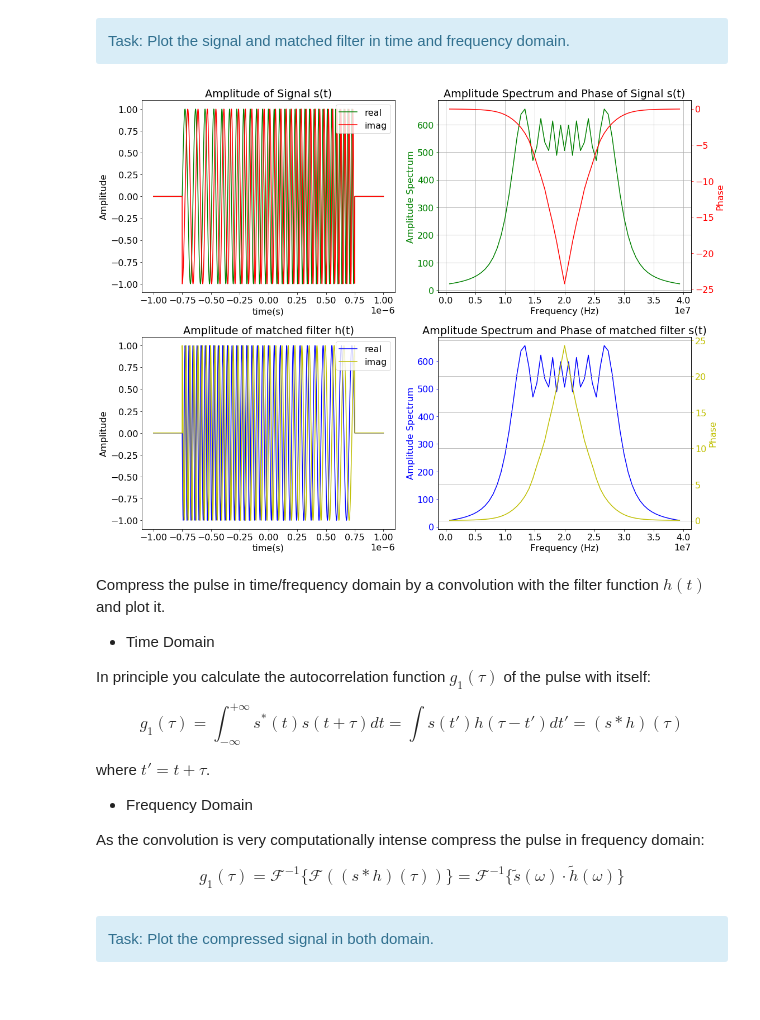
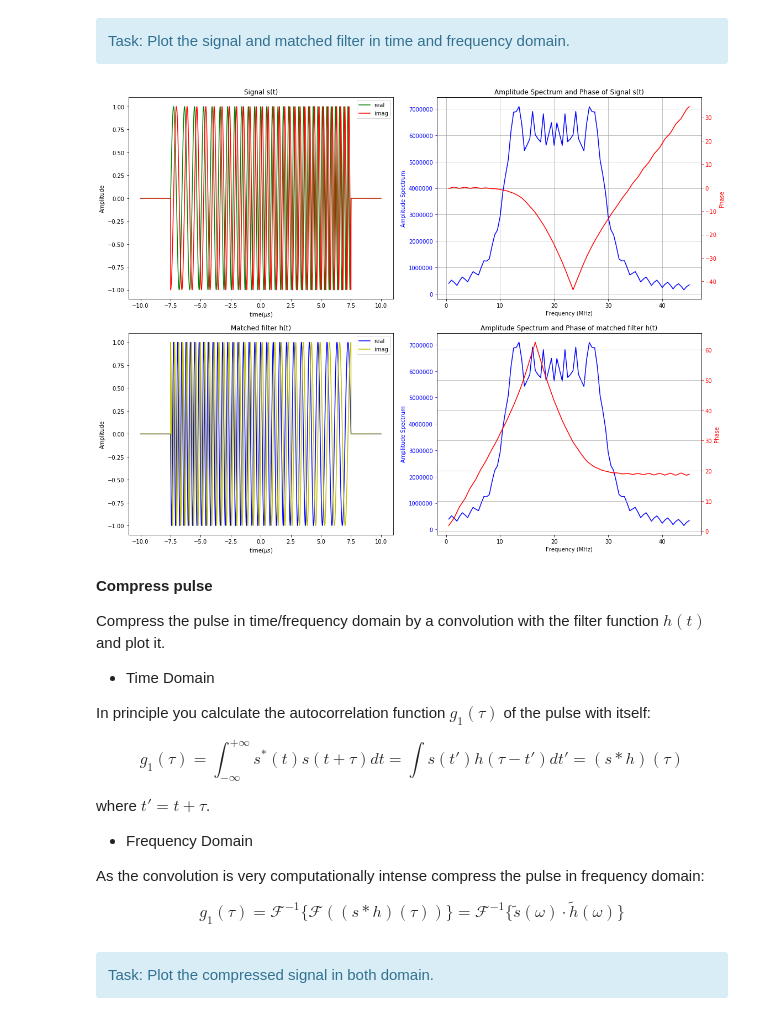
Before and after one commit to AzimuthLI/SAR_Introduction, a Jupyter notebook: Exercise_1-1D_Data.ipynb, the cells around one changed output. Cells and saved outputs as stored; diff of their text form; code cells hidden in the pictures.

```diff
--- a/Exercise_1-1D_Data.ipynb
+++ b/Exercise_1-1D_Data.ipynb
@@ -121,3 +85,13 @@ f_phi_filter = np.where((freq_h>f0_phi)&(freq_h<f1))
+# %%
+s = chirped_pulse(t, w0, bc, tau)
+s_fft = fft(s[np.where(s!=0)], n=N) * N
+
+h = np.conj(np.flip(s))
+h_fft = fft(h[np.where(h!=0)], n=N) * N
+
+f = fftfreq(s_fft.size, d = dt)
+frange = np.where((f>fmin)&(f<fmax))
+fphi_range = np.where((f>fphi)&(f<fmax))
 # %% [markdown]
 <div class="alert alert-info">
 Task: Plot the signal and matched filter in time and frequency domain.
@@ -127,61 +101,61 @@ fig = plt.figure(figsize=[16, 12])
 
 # Plot signal in time domain
 ax1 = fig.add_subplot(221)
-ax1.plot(t, np.real(signal), 'g', label='real')
-ax1.plot(t, np.imag(signal), 'r', label='imag')
+ax1.plot(t/1e-7, np.real(s), 'g', label='real')
+ax1.plot(t/1e-7, np.imag(s), 'r', label='imag')
 ax1.legend(loc='upper right')
-ax1.set_title('Amplitude of Signal s(t)')
-ax1.set_xlabel('time(s)')
+ax1.set_title('Signal s(t)')
+ax1.set_xlabel('time($\mu s$)')
 ax1.set_ylabel('Amplitude')
 ax1.ticklabel_format(axis='x', style='sci', scilimits=(-3,4))
 
 # Plot signal in frequency domain
 ax2 = fig.add_subplot(222)
-# ax2 = ax1.twinx()
-ax2.plot(freq_s[f_signal], np.abs(signal_f)[f_signal], 'g')
+ax2.plot(f[frange]/1e6, np.abs(s_fft)[frange], 'b', label='intensity')
 ax2.set_title('Amplitude Spectrum and Phase of Signal s(t)')
-ax2.set_xlabel('Frequency (Hz)')
-ax2.set_ylabel('Amplitude Spectrum', color='g')
-ax2.tick_params('y', colors='g')
+ax2.set_xlabel('Frequency (MHz)')
+ax2.set_ylabel('Amplitude Spectrum', color='b')
+ax2.tick_params('y', colors='b')
 
 ax2_2 = ax2.twinx()
-ax2_2.plot(freq_s[f_signal], np.unwrap(np.angle(signal_f))[f_signal], 'r', label='imag')
+ax2_2.plot(f[frange]/1e6, np.unwrap(np.angle(s_fft))[frange], 'r', label='phase')
 ax2_2.set_ylabel('Phase', color='r')
 ax2_2.tick_params('y', colors='r')
-
 ax2.ticklabel_format(axis='x', style='sci', scilimits=(-3,4))
 ax2.grid()
 
 ax3 = fig.add_subplot(223)
-ax3.plot(t, np.real(m_filter), 'b', label='real')
-ax3.plot(t, np.imag(m_filter), 'y', label='imag')
+ax3.plot(t/1e-7, np.real(h), 'b', label='real')
+ax3.plot(t/1e-7, np.imag(h), 'y', label='imag')
 ax3.legend(loc='upper right')
-ax3.set_title('Amplitude of matched filter h(t)')
-ax3.set_xlabel('time(s)')
+ax3.set_title('Matched filter h(t)')
+ax3.set_xlabel('time($\mu s$)')
 ax3.set_ylabel('Amplitude')
 ax3.ticklabel_format(axis='x', style='sci', scilimits=(-3,4))
 
 ax4 = fig.add_subplot(224)
 
-ax4.plot(freq_h[f_filter], np.abs(m_filter_f)[f_filter], 'b')
-ax4.set_title('Amplitude Spectrum and Phase of matched filter s(t)')
-ax4.set_xlabel('Frequency (Hz)')
+# ax4.plot(freq_h[f_filter], np.abs(m_filter_f)[f_filter], 'b')
+ax4.plot(f[frange]/1e6, np.abs(h_fft)[frange], 'b', label='intensity')
+ax4.set_title('Amplitude Spectrum and Phase of matched filter h(t)')
+ax4.set_xlabel('Frequency (MHz)')
 ax4.set_ylabel('Amplitude Spectrum', color='b')
 ax4.tick_params('y', colors='b')
 
 ax4_2 = ax4.twinx()
-ax4_2.plot(freq_h[f_filter], np.unwrap(np.angle(m_filter_f))[f_filter], 'y', label='imag')
-ax4_2.set_ylabel('Phase', color='y')
-ax4_2.tick_params('y', colors='y')
-# ax3.set_ylim(0, 60)
+ax4_2.plot(f[frange]/1e6, np.unwrap(np.angle(h_fft))[frange], 'r', label='imag')
+ax4_2.set_ylabel('Phase', color='r')
+ax4_2.tick_params('y', colors='r')
 ax4_2.ticklabel_format(axis='x', style='sci', scilimits=(-3,4))
 ax4_2.grid()
 
 # Layout
 plt.tight_layout()
 # %% [output]
-[figure, old version]
+[figure, new version]
 # %% [markdown]
+**Compress pulse**
+
 Compress the pulse in time/frequency domain by a convolution with the filter function $h(t)$ and plot it.
 
 - Time Domain
```
Also changed, not shown: parts of 25 cells of this notebook, 1 other file.
